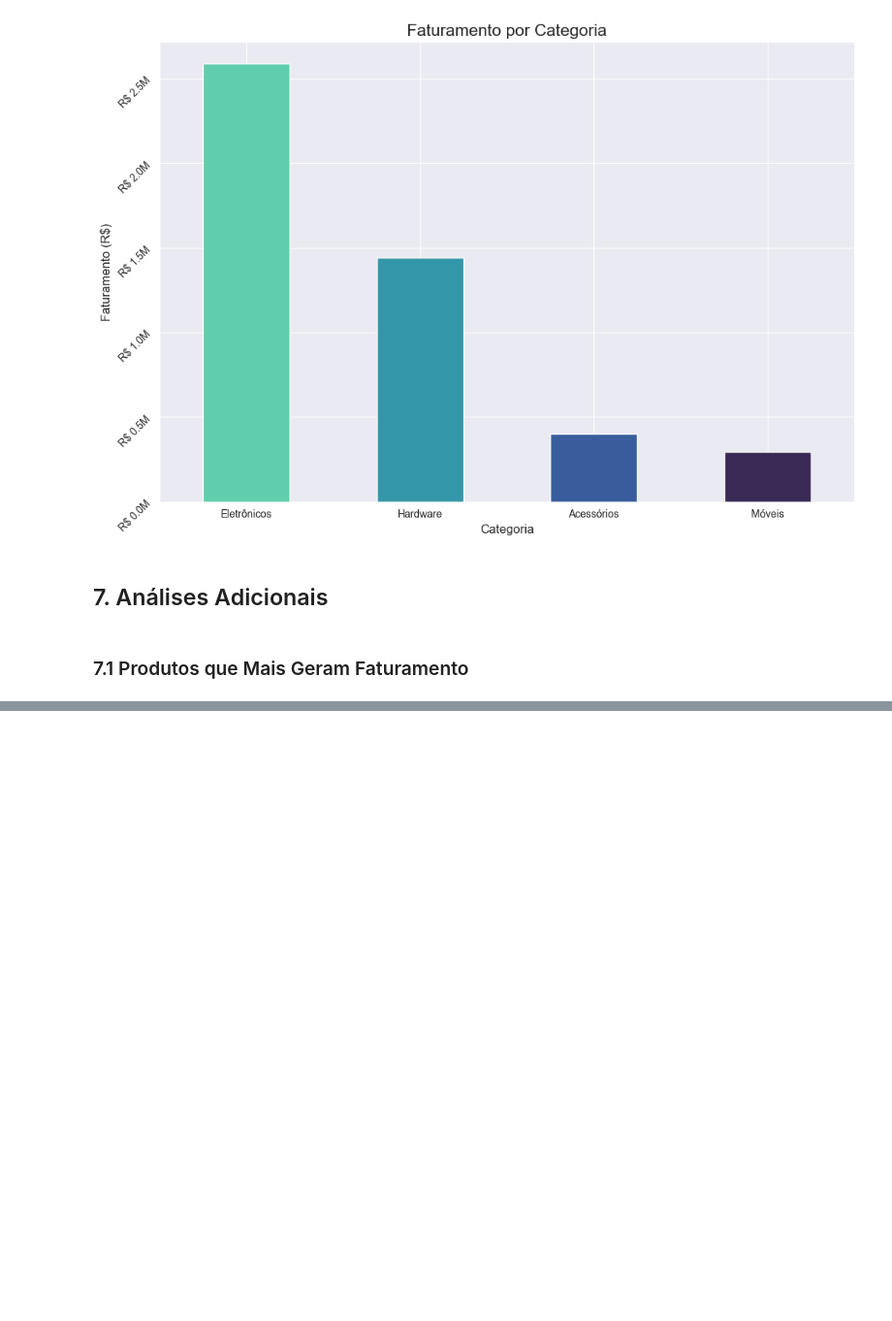
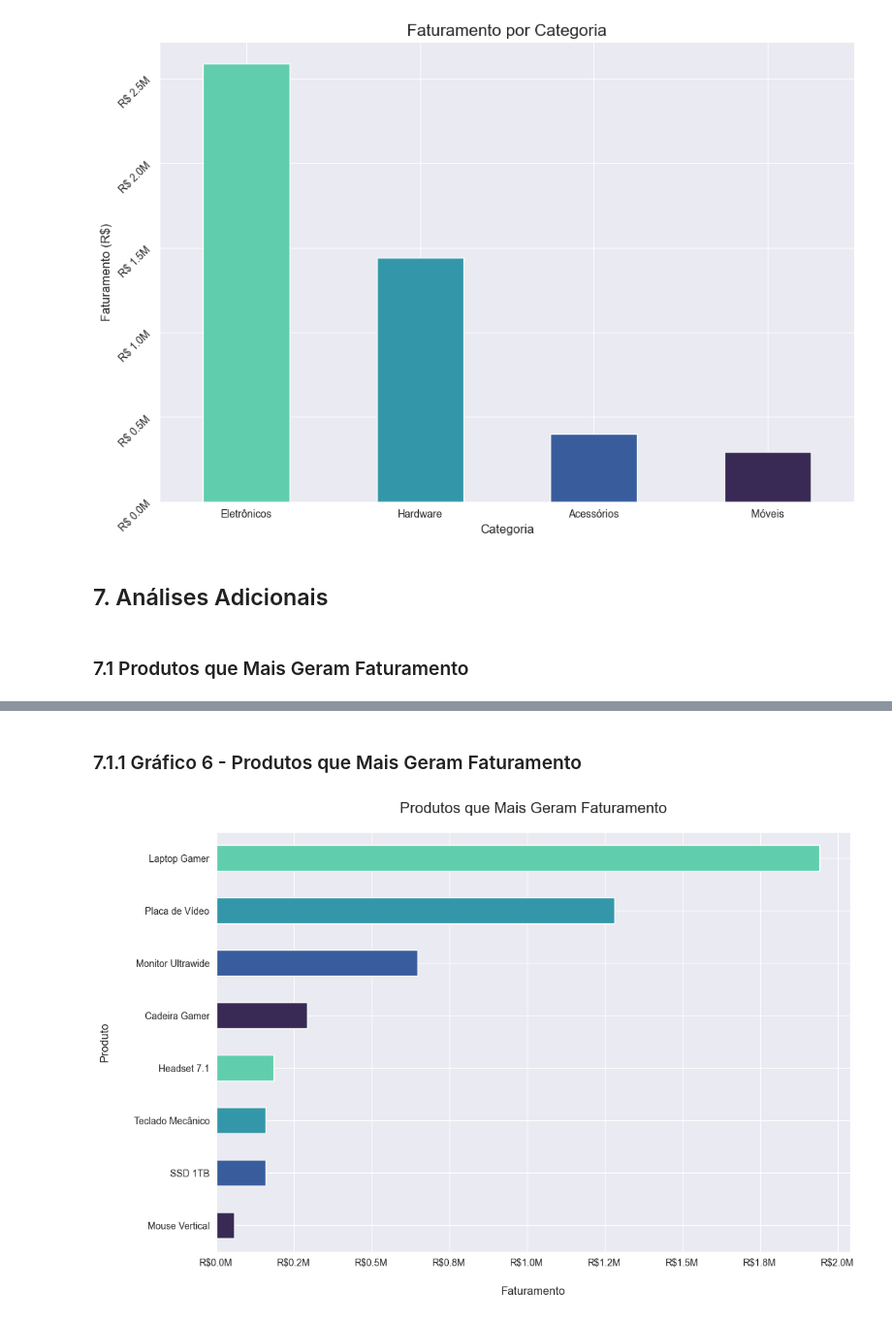
Before and after one commit to letambelli/dsa-python-fundamentos-da-linguagem-python-mini-projeto-1, a Jupyter notebook: main.ipynb, the cells around one changed output, grey strips where cells are left out. Shown at 97% size. Drawn from its saved outputs; the diff is of its cells as text; code cells hidden in the pictures; blank space fills up the shorter version.

```diff
--- a/main.ipynb
+++ b/main.ipynb
@@ -600,3 +600,4 @@ plt.show()
 # %% [markdown]
 ### 7.1 Produtos que Mais Geram Faturamento
 # %%
+top_faturamento = df1.groupby('Nome_Produto')['Faturamento'].sum().sort_values(ascending = True).head(10)
@@ -615,0 +617,22 @@ Name: ID_Cliente, Length: 500, dtype: int64>
+# %% [markdown]
+### 7.1.1 Gráfico 6 - Produtos que Mais Geram Faturamento
+# %%
+plt.figure(figsize = (12,8))
+
+ax = top_faturamento.plot(
+    kind = 'barh',
+    color = sns.color_palette("mako", n_colors = len(faturamento_categoria))
+)
+
+ax.xaxis.set_major_formatter(
+    mticker.FuncFormatter(lambda x, pos: f'R${x/1e6:,.1f}M')
+)
+
+plt.title('Produtos que Mais Geram Faturamento', fontsize = 16, pad = 20)
+
+plt.xlabel('Faturamento', fontsize = 12, labelpad = 20)
+plt.ylabel('Produto', fontsize = 12, labelpad = 25)
+
+plt.show()
+# %% [output]
+[figure, added]
```
Also changed, not shown: parts of 2 cells of this notebook, 1 other file.
